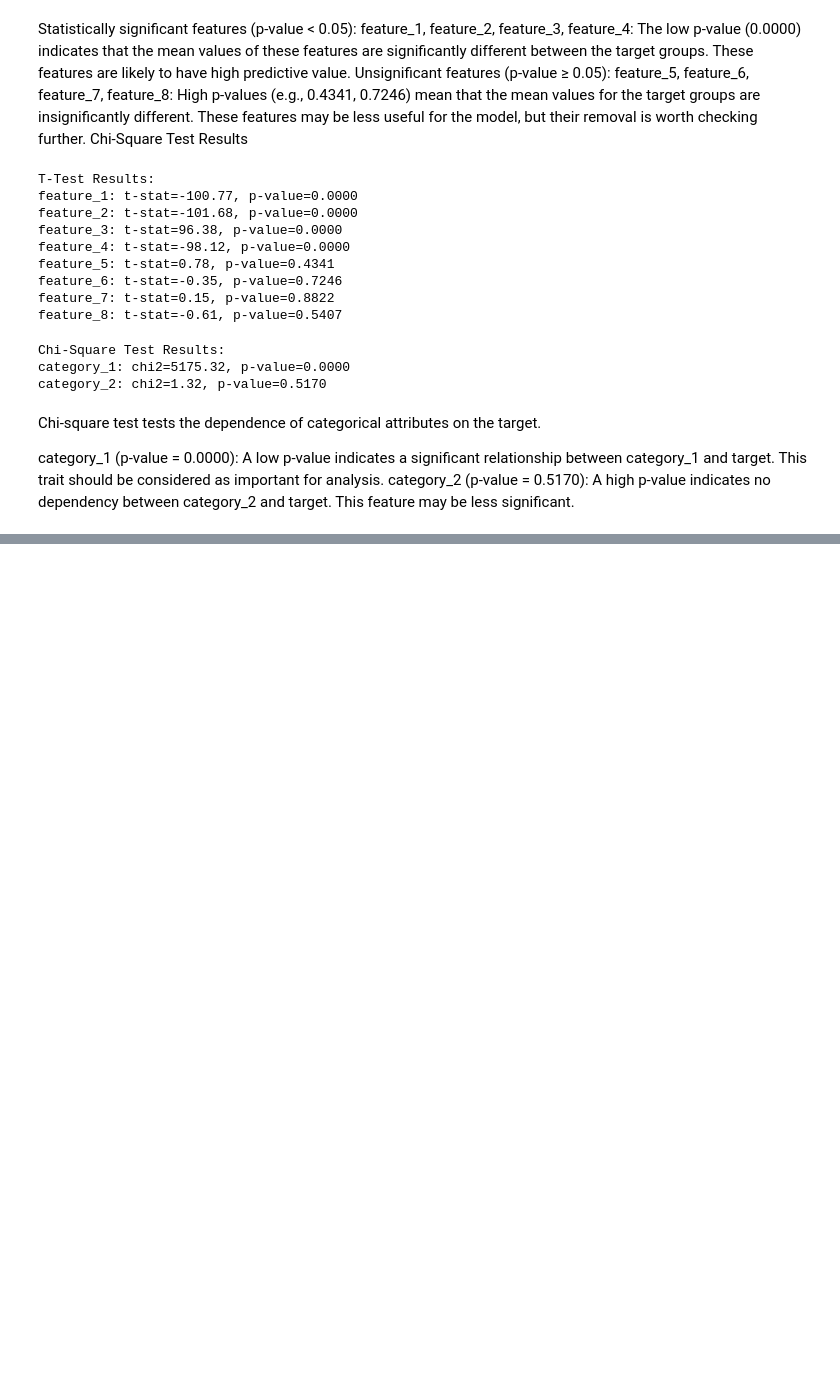
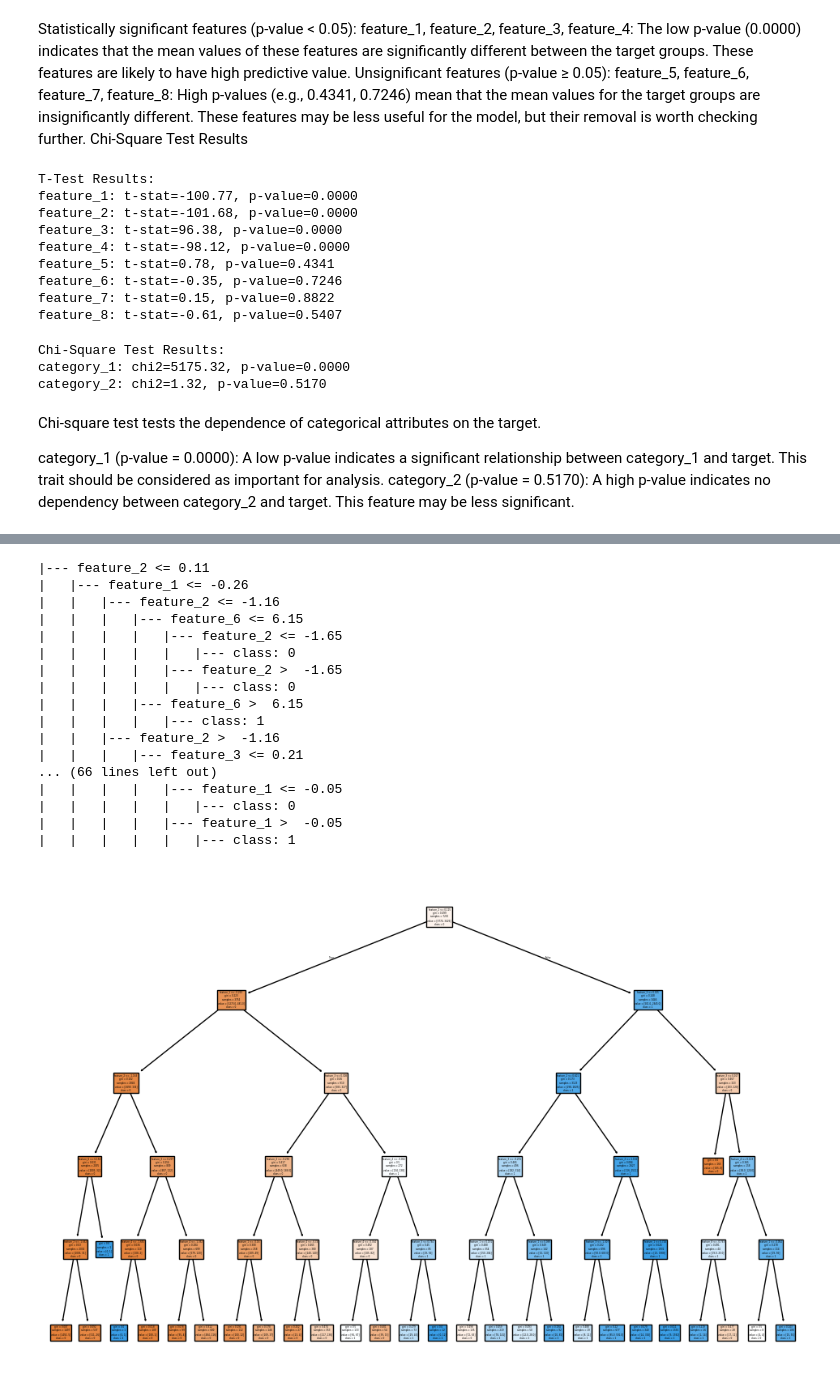
Before and after one commit to turgunbaevaa/ml_project, a Jupyter notebook: ml.ipynb, the cells around one changed output, grey strips where cells are left out. Saved outputs shown, nothing was run; the diff lists cells and outputs as text; code cells hidden in the pictures; blank space fills up the shorter version.

Commit message:
Applied decision tree, need to improve accuracy

```diff
--- a/ml.ipynb
+++ b/ml.ipynb
@@ -643,3 +643,12 @@ This trait should be considered as important for analysis.
 category_2 (p-value = 0.5170):
 A high p-value indicates no dependency between category_2 and target.
 This feature may be less significant.
+# %%
+from sklearn.model_selection import train_test_split
+
+y = df['target']
+print(y.value_counts())
+baseline_accuracy = max(y.value_counts()) / len(y)
+print("Baseline Accuracy:", baseline_accuracy)
+
+X_train, X_test, y_train, y_test = train_test_split(X, y, test_size=0.2, random_state=42)
@@ -645,0 +661,8 @@ This feature may be less significant.
+# %%
+from sklearn.tree import DecisionTreeClassifier
+
+# Initialize the classifier
+clf = DecisionTreeClassifier(max_depth=5, random_state=42)
+
+# Train the model
+clf.fit(X_train, y_train)
@@ -645,0 +693,30 @@ This feature may be less significant.
+# %%
+from sklearn.tree import export_text, plot_tree
+import matplotlib.pyplot as plt
+
+# Text-based representation
+print(export_text(clf, feature_names=list(X.columns)))
+
+# Plot the decision tree
+plt.figure(figsize=(12, 8))
+plot_tree(clf, feature_names=list(X.columns), class_names=["0", "1"], filled=True)
+plt.show()
+# %% [output]
+|--- feature_2 <= 0.11
+|   |--- feature_1 <= -0.26
+|   |   |--- feature_2 <= -1.16
+|   |   |   |--- feature_6 <= 6.15
+|   |   |   |   |--- feature_2 <= -1.65
+|   |   |   |   |   |--- class: 0
+|   |   |   |   |--- feature_2 >  -1.65
+|   |   |   |   |   |--- class: 0
+|   |   |   |--- feature_6 >  6.15
+|   |   |   |   |--- class: 1
+|   |   |--- feature_2 >  -1.16
+|   |   |   |--- feature_3 <= 0.21
+... (66 lines left out)
+|   |   |   |   |--- feature_1 <= -0.05
+|   |   |   |   |   |--- class: 0
+|   |   |   |   |--- feature_1 >  -0.05
+|   |   |   |   |   |--- class: 1
+[figure, added]
```
Also changed, not shown: parts of 4 cells of this notebook.
